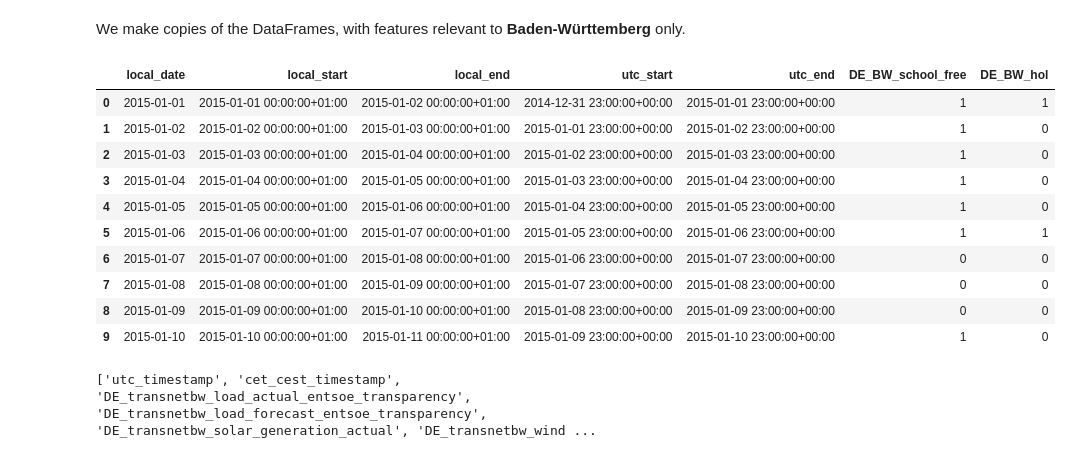
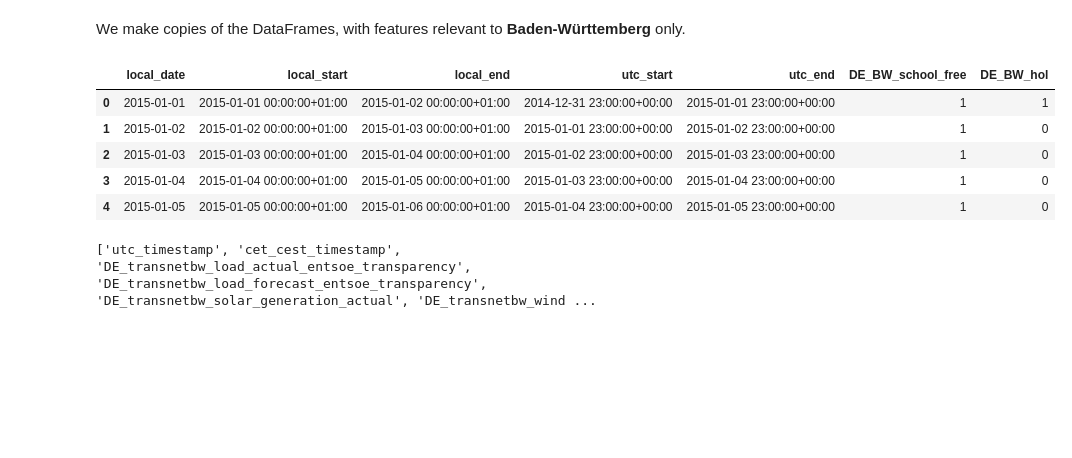
Before and after one commit to F-Skorz/electricity-demand-project, a Jupyter notebook: notebooks/04_EngineerHolidaynessFeature.ipynb, the cells around one changed output. Drawn from its saved outputs; the diff is of its cells as text; code cells hidden in the pictures; blank space fills up the shorter version.

```diff
--- a/notebooks/04_EngineerHolidaynessFeature.ipynb
+++ b/notebooks/04_EngineerHolidaynessFeature.ipynb
@@ -42,19 +50,14 @@ DE_hol_df.shape: (7670, 37)
 We make copies of the DataFrames, with features relevant to **Baden-Württemberg**  only.
 # %%
 DE_BW_hol_df = DE_hol_df[[ "local_date", "local_start", "local_end",	"utc_start",	"utc_end",	"DE_BW_school_free",	"DE_BW_hol"]].copy()
-DE_BW_hol_df.head(10)
+DE_BW_hol_df.head(5)
 # %% [output]
 |  | local_date | local_start | local_end | utc_start | utc_end | DE_BW_school_free | DE_BW_hol |
 | 0 | 2015-01-01 | 2015-01-01 00:00:00+01:00 | 2015-01-02 00:00:00+01:00 | 2014-12-31 23:00:00+00:00 | 2015-01-01 23:00:00+00:00 | 1 | 1 |
 | 1 | 2015-01-02 | 2015-01-02 00:00:00+01:00 | 2015-01-03 00:00:00+01:00 | 2015-01-01 23:00:00+00:00 | 2015-01-02 23:00:00+00:00 | 1 | 0 |
 | 2 | 2015-01-03 | 2015-01-03 00:00:00+01:00 | 2015-01-04 00:00:00+01:00 | 2015-01-02 23:00:00+00:00 | 2015-01-03 23:00:00+00:00 | 1 | 0 |
 | 3 | 2015-01-04 | 2015-01-04 00:00:00+01:00 | 2015-01-05 00:00:00+01:00 | 2015-01-03 23:00:00+00:00 | 2015-01-04 23:00:00+00:00 | 1 | 0 |
 | 4 | 2015-01-05 | 2015-01-05 00:00:00+01:00 | 2015-01-06 00:00:00+01:00 | 2015-01-04 23:00:00+00:00 | 2015-01-05 23:00:00+00:00 | 1 | 0 |
-| 5 | 2015-01-06 | 2015-01-06 00:00:00+01:00 | 2015-01-07 00:00:00+01:00 | 2015-01-05 23:00:00+00:00 | 2015-01-06 23:00:00+00:00 | 1 | 1 |
-| 6 | 2015-01-07 | 2015-01-07 00:00:00+01:00 | 2015-01-08 00:00:00+01:00 | 2015-01-06 23:00:00+00:00 | 2015-01-07 23:00:00+00:00 | 0 | 0 |
-| 7 | 2015-01-08 | 2015-01-08 00:00:00+01:00 | 2015-01-09 00:00:00+01:00 | 2015-01-07 23:00:00+00:00 | 2015-01-08 23:00:00+00:00 | 0 | 0 |
-| 8 | 2015-01-09 | 2015-01-09 00:00:00+01:00 | 2015-01-10 00:00:00+01:00 | 2015-01-08 23:00:00+00:00 | 2015-01-09 23:00:00+00:00 | 0 | 0 |
-| 9 | 2015-01-10 | 2015-01-10 00:00:00+01:00 | 2015-01-11 00:00:00+01:00 | 2015-01-09 23:00:00+00:00 | 2015-01-10 23:00:00+00:00 | 1 | 0 |
 # %%
 BW_cols = [col for col in OPSD_60min_DE_LU_df.columns if ("transnetbw" in col) or  ("timestamp" in col)]
 print(BW_cols)
```
Also changed, not shown: parts of 1 cell of this notebook, 2 other files.
